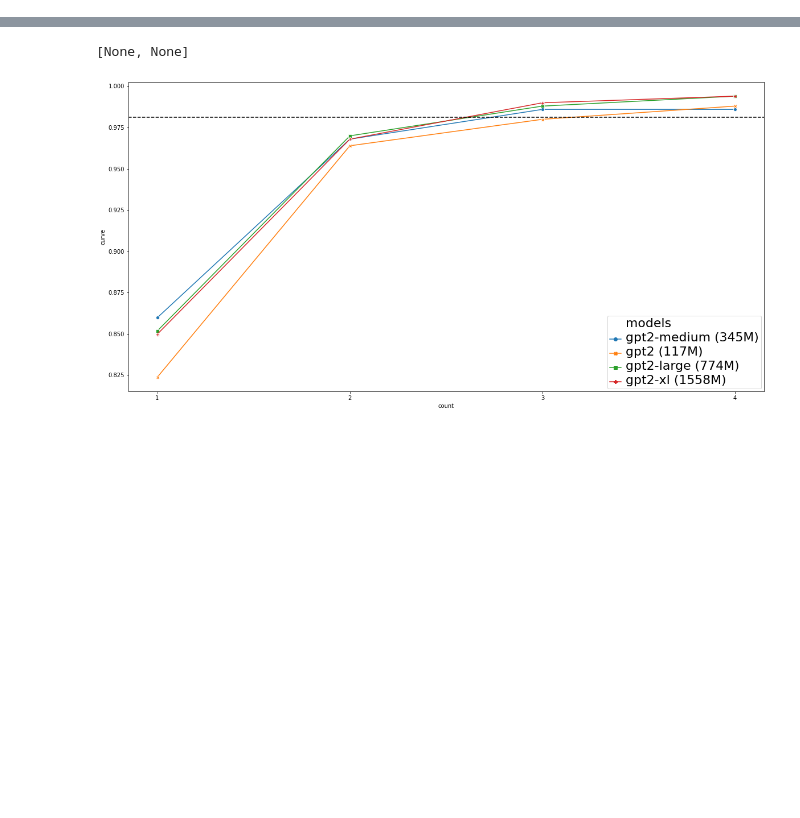
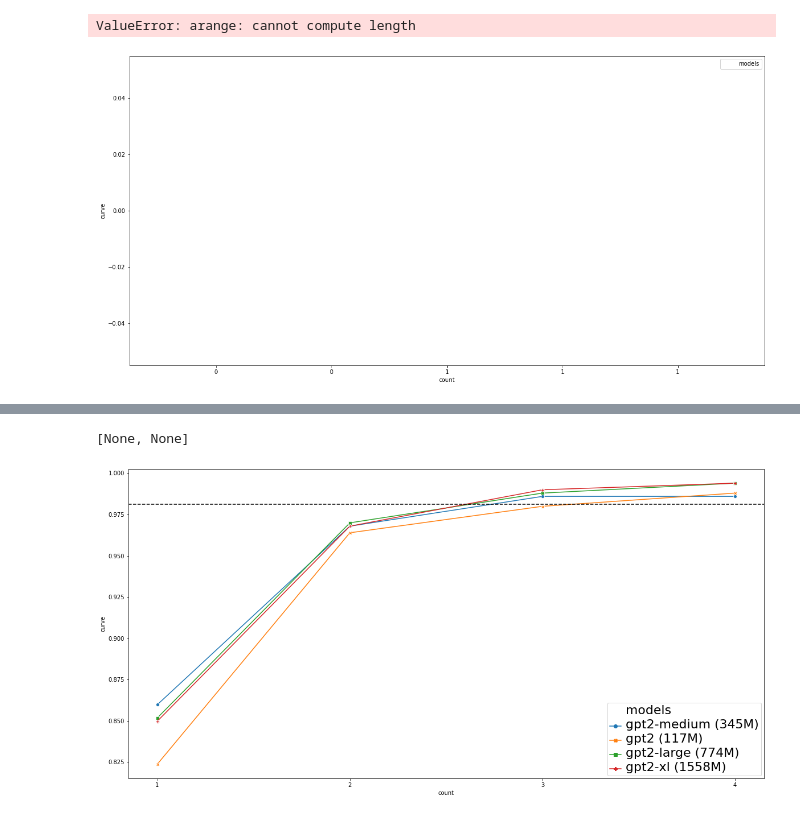
Before and after one commit to ruanchaves/hashformers, a Jupyter notebook: graphs.ipynb, the cells around one changed output, grey strips where cells are left out. Drawn from its saved outputs; the diff is of its cells as text; code cells hidden in the pictures; blank space fills up the shorter version.

```diff
--- a/graphs.ipynb
+++ b/graphs.ipynb
@@ -12,3 +12,52 @@ results.head()
 | 2 | 2 | mean | 0.783497 | 0.782895 | 0.785492 | ./output/raw/depth_5/small_glushk... | [0.0, 0.7638095238095238, 0.94952... |
 | 3 | 3 | mean | 0.875890 | 0.873924 | 0.879325 | ./output/raw/depth_5/medium_test_... | [0.0, 0.8517034068136272, 0.95791... |
 | 4 | 4 | mean | 0.878145 | 0.876863 | 0.880494 | ./output/raw/depth_5/medium_test_... | [0.0, 0.8517034068136272, 0.95791... |
+# %%
+df = results[['full_path', 'curve']]
+df = df[df['full_path'].str.contains('glushkova_rus')]
+df = df[df['full_path'].str.contains('translation')]
+import ast
+import matplotlib.pyplot as plt
+
+df = df[df['full_path'].str.contains('13')]
+
+df['curve'] = df['curve'].apply((ast.literal_eval))
+
+df['curve'] = df['curve'].apply(lambda x: x[0:2])
+df = df.explode('curve')
+df['count'] = df.groupby('full_path').cumcount()
+
+df['curve'] = df['curve'].astype(float)
+
+def rename_full_path(path):
+    replace_dict = {
+        "small": "gpt2 (117M)",
+        "medium": "gpt2-medium (345M)",
+        "large": "gpt2-large (774M)",
+        "xl": "gpt2-xl (1558M)"
+    }
+    for item in replace_dict.keys():
+        if item in path:
+            return replace_dict[item]
+
+df['full_path'] = df['full_path'].apply(rename_full_path)
+
+df = df.rename(columns={
+    "full_path": "models"
+})
+
+from  matplotlib.ticker import FuncFormatter
+
+
+plt.figure(figsize=(20,10))
+ax = sns.lineplot(x='count', y='curve', hue='models', markers=True, style="models", dashes=False, data=df)
+plt.gca().xaxis.set_major_formatter(FuncFormatter(lambda x, _: int(x+1)))
+
+plt.xticks(np.arange(df['count'].min(), df['count'].max()+1, 1))
+plt.axhline(0.9811, ls='--', c='black')
+
+plt.setp(ax.get_legend().get_texts(), fontsize='22') # for legend text
+plt.setp(ax.get_legend().get_title(), fontsize='22') # for legend title
+# %% [output]
+ValueError: arange: cannot compute length
+[figure, added]
```
Also changed, not shown: parts of 8 cells of this notebook, 8 other files.
